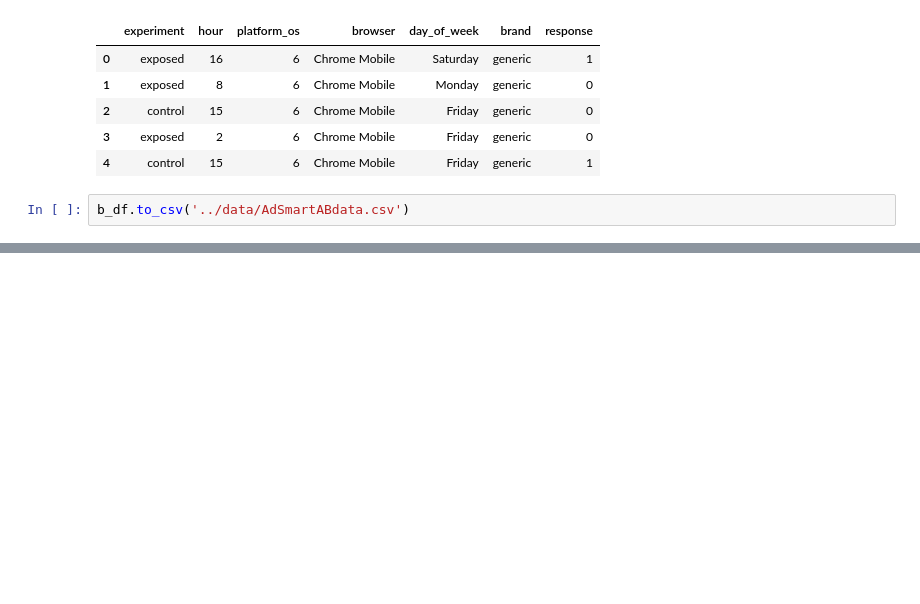
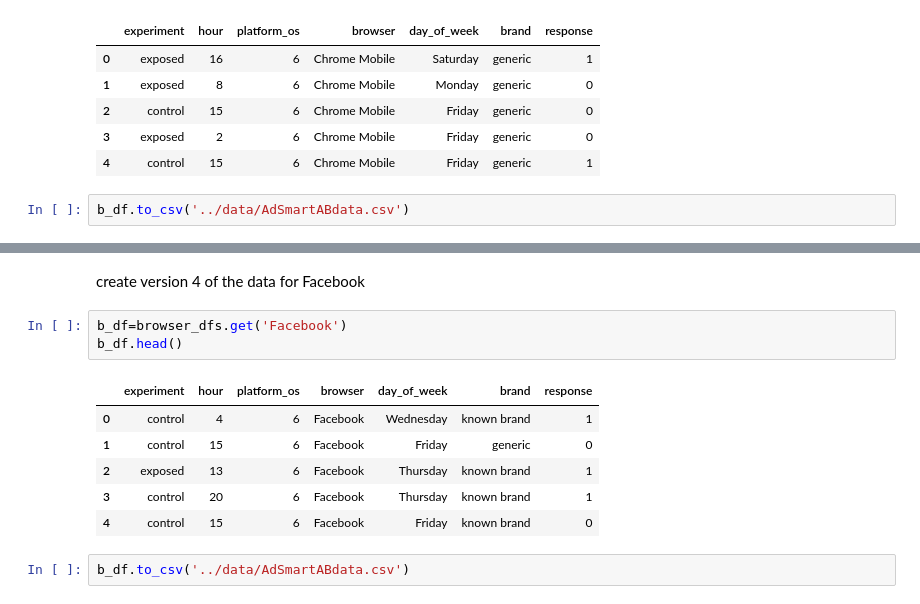
Before and after one commit to nahomHmichael/abtest-mlops, a Jupyter notebook: notebooks/AD_Smart_Data_Split.ipynb, the cells around one changed output, grey strips where cells are left out. Cells and saved outputs as stored; diff of their text form; blank space fills up the shorter version.

```diff
--- a/notebooks/AD_Smart_Data_Split.ipynb
+++ b/notebooks/AD_Smart_Data_Split.ipynb
@@ -125,0 +140,14 @@ b_df.to_csv('../data/AdSmartABdata.csv')
+# %% [markdown]
+create version 4 of the data for Facebook
+# %%
+b_df=browser_dfs.get('Facebook')
+b_df.head()
+# %% [output]
+|  | experiment | hour | platform_os | browser | day_of_week | brand | response |
+| 0 | control | 4 | 6 | Facebook | Wednesday | known brand | 1 |
+| 1 | control | 15 | 6 | Facebook | Friday | generic | 0 |
+| 2 | exposed | 13 | 6 | Facebook | Thursday | known brand | 1 |
+| 3 | control | 20 | 6 | Facebook | Thursday | known brand | 1 |
+| 4 | control | 15 | 6 | Facebook | Friday | known brand | 0 |
+# %%
+b_df.to_csv('../data/AdSmartABdata.csv')
```
Also changed, not shown: parts of 16 cells of this notebook.
